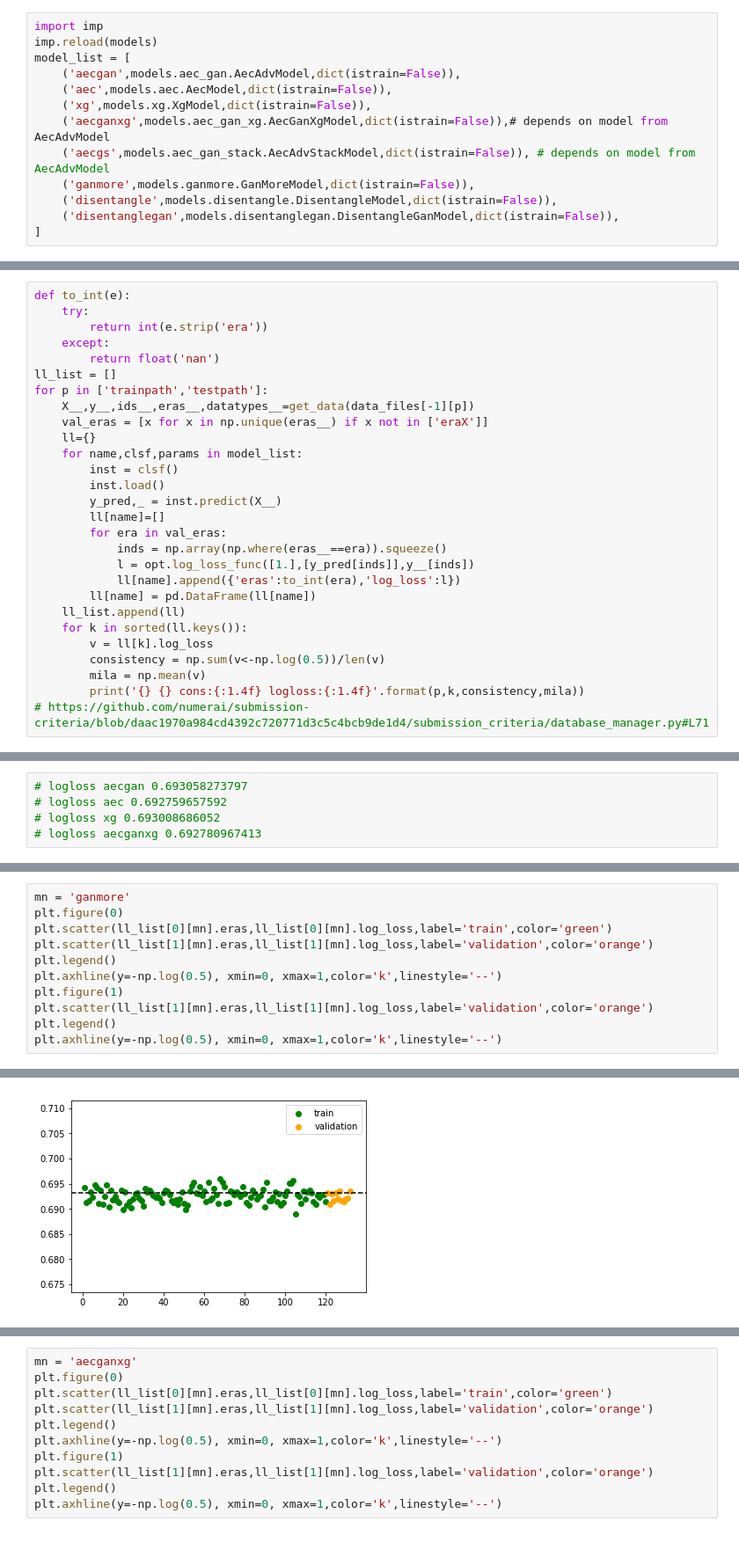
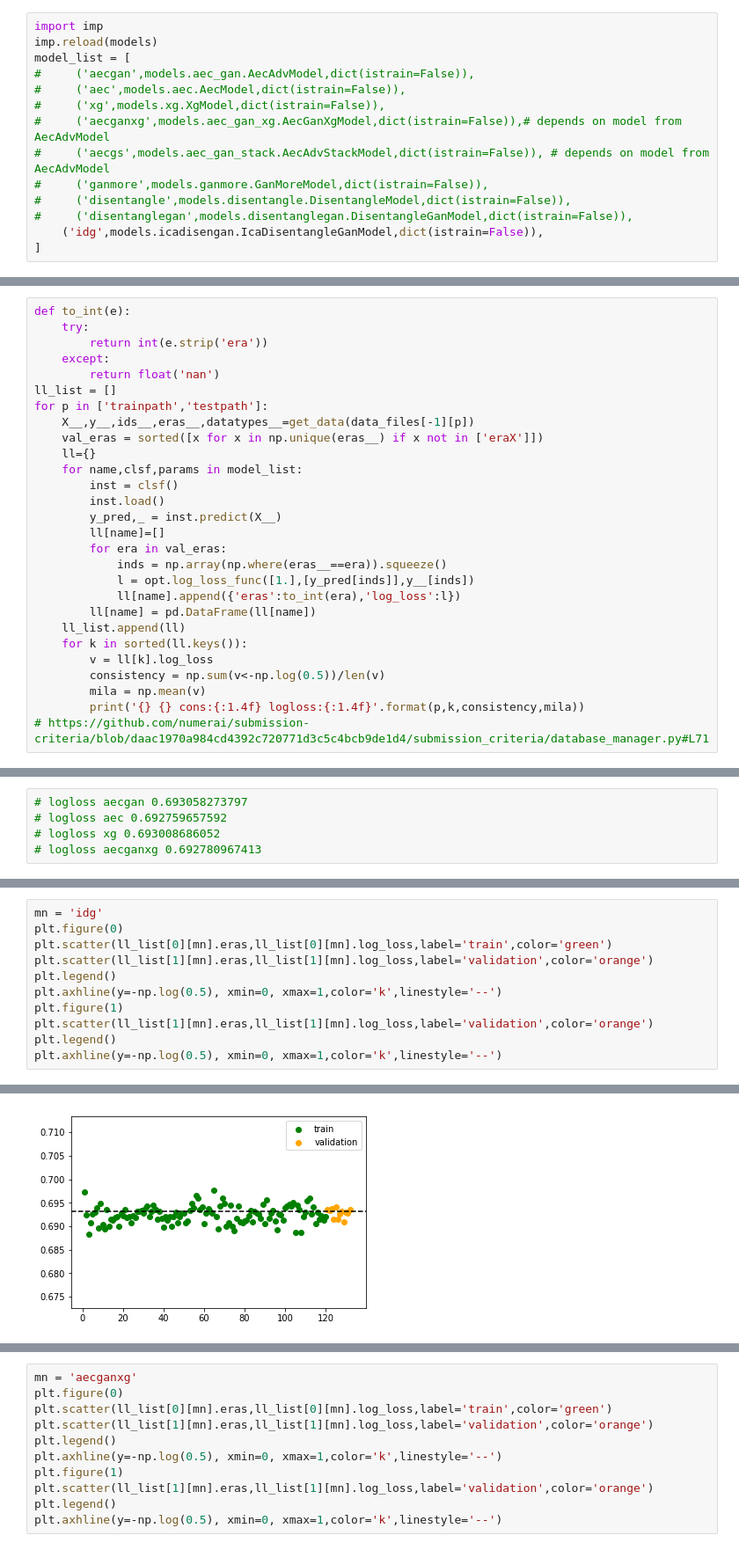
Before and after one commit to pangyuteng/yomamai, a Jupyter notebook: bin/consistency.ipynb, the cells around one changed output, grey strips where cells are left out. Shown: that part at 88% size. Drawn from its saved outputs; the diff is of its cells as text.

```diff
--- a/bin/consistency.ipynb
+++ b/bin/consistency.ipynb
@@ -50,14 +50,15 @@ for x in [X_train,X_val,X_test]:
 import imp
 imp.reload(models)
 model_list = [
-    ('aecgan',models.aec_gan.AecAdvModel,dict(istrain=False)),
-    ('aec',models.aec.AecModel,dict(istrain=False)),
-    ('xg',models.xg.XgModel,dict(istrain=False)),
-    ('aecganxg',models.aec_gan_xg.AecGanXgModel,dict(istrain=False)),# depends on model from AecAdvModel
-    ('aecgs',models.aec_gan_stack.AecAdvStackModel,dict(istrain=False)), # depends on model from AecAdvModel
-    ('ganmore',models.ganmore.GanMoreModel,dict(istrain=False)),
-    ('disentangle',models.disentangle.DisentangleModel,dict(istrain=False)),
-    ('disentanglegan',models.disentanglegan.DisentangleGanModel,dict(istrain=False)),
+#     ('aecgan',models.aec_gan.AecAdvModel,dict(istrain=False)),
+#     ('aec',models.aec.AecModel,dict(istrain=False)),
+#     ('xg',models.xg.XgModel,dict(istrain=False)),
+#     ('aecganxg',models.aec_gan_xg.AecGanXgModel,dict(istrain=False)),# depends on model from AecAdvModel
+#     ('aecgs',models.aec_gan_stack.AecAdvStackModel,dict(istrain=False)), # depends on model from AecAdvModel
+#     ('ganmore',models.ganmore.GanMoreModel,dict(istrain=False)),
+#     ('disentangle',models.disentangle.DisentangleModel,dict(istrain=False)),
+#     ('disentanglegan',models.disentanglegan.DisentangleGanModel,dict(istrain=False)),
+    ('idg',models.icadisengan.IcaDisentangleGanModel,dict(istrain=False)),
 ]
 # %%
 val_inds = np.array(np.where(_datatypes=='validation')).squeeze()
@@ -74,7 +75,7 @@ def to_int(e):
 ll_list = []
 for p in ['trainpath','testpath']:
     X__,y__,ids__,eras__,datatypes__=get_data(data_files[-1][p])
-    val_eras = [x for x in np.unique(eras__) if x not in ['eraX']]
+    val_eras = sorted([x for x in np.unique(eras__) if x not in ['eraX']])
     ll={}
     for name,clsf,params in model_list:
         inst = clsf()
@@ -133,15 +118,15 @@ for mn in m_list:
 --
 # %%
-mn = 'ganmore'
+mn = 'idg'
 plt.figure(0)
 plt.scatter(ll_list[0][mn].eras,ll_list[0][mn].log_loss,label='train',color='green')
 plt.scatter(ll_list[1][mn].eras,ll_list[1][mn].log_loss,label='validation',color='orange')
 plt.legend()
 plt.axhline(y=-np.log(0.5), xmin=0, xmax=1,color='k',linestyle='--')
 plt.figure(1)
 plt.scatter(ll_list[1][mn].eras,ll_list[1][mn].log_loss,label='validation',color='orange')
 plt.legend()
 plt.axhline(y=-np.log(0.5), xmin=0, xmax=1,color='k',linestyle='--')
 # %% [output]
 <matplotlib.lines.Line2D at 0x...>
-[figure, old version]
+[figure, new version]
```
Also changed, not shown: parts of 3 cells of this notebook, 6 other files.
